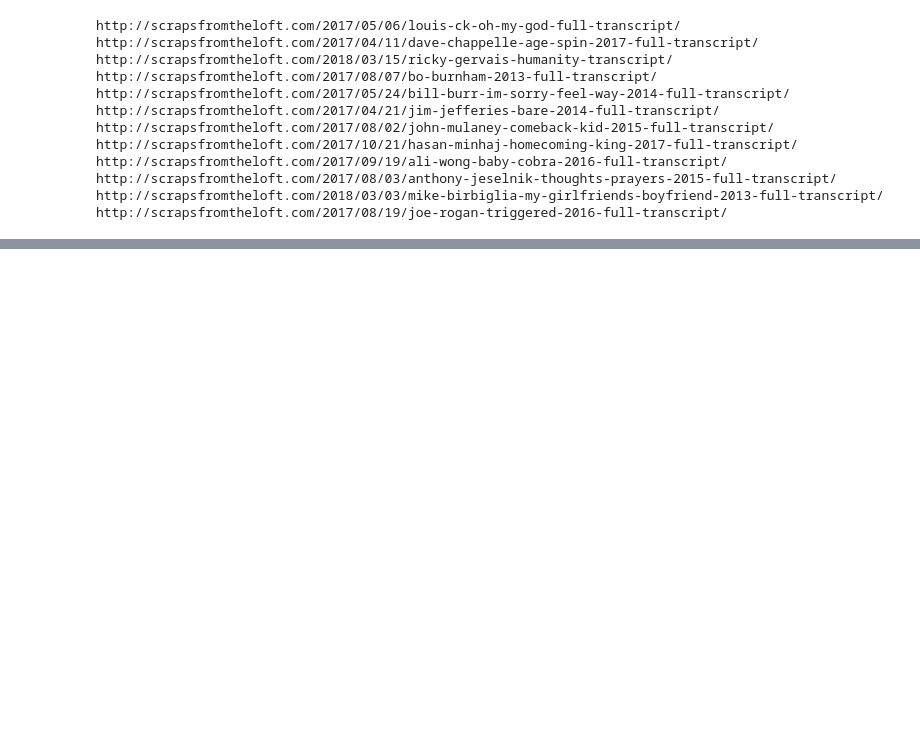
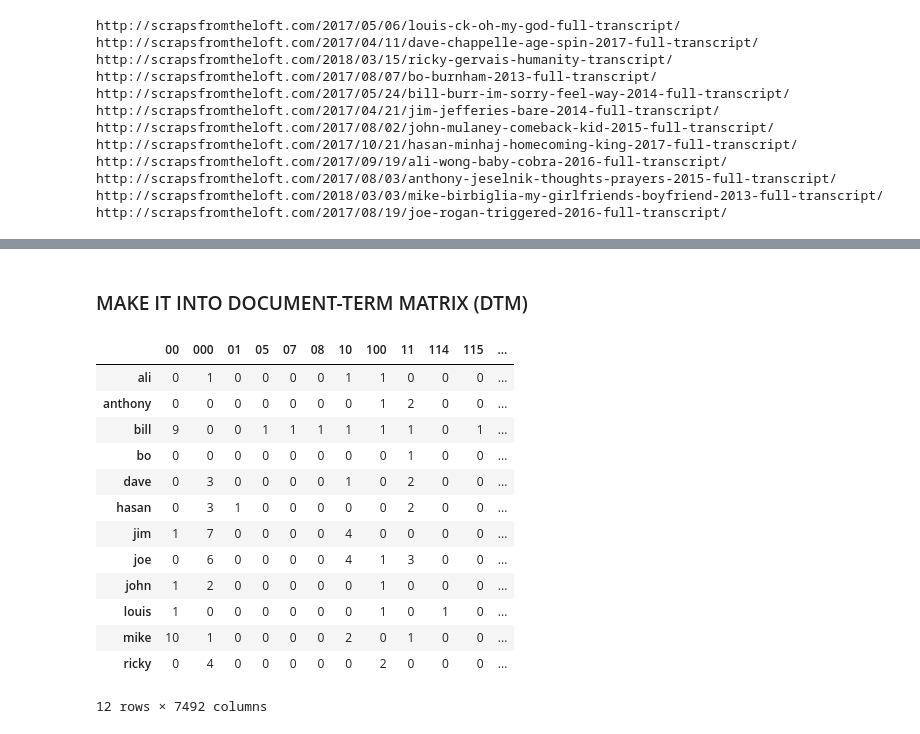
Before and after one commit to bsong75/brendensong.github.io, a Jupyter notebook: 4_a_NLP_Comedians.ipynb, the cells around one changed output, grey strips where cells are left out. Cells and saved outputs as stored; diff of their text form; code cells hidden in the pictures; blank space fills up the shorter version.

```diff
--- a/4_a_NLP_Comedians.ipynb
+++ b/4_a_NLP_Comedians.ipynb
@@ -77,0 +114,12 @@ transcripts
+# %%
+# Combine it!
+data_combined = {key: [combine_text(value)] for (key, value) in data.items()}
+# %%
+# We can either keep it in dictionary format or put it into a pandas dataframe
+import pandas as pd
+pd.set_option('max_colwidth',150)
+
+data_df = pd.DataFrame.from_dict(data_combined).transpose()
+data_df.columns = ['transcript']
+data_df = data_df.sort_index()
+data_df
@@ -77,0 +177,13 @@ transcripts
+# %%
+# SECOND ROUND OF CLEANING
+def clean_text_round2(text):
+    '''Get rid of some additional punctuation and non-sensical text that was missed the first time around.'''
+    text = re.sub('[‘’“”…]', '', text)
+    text = re.sub('\n', '', text)
+    return text
+
+round2 = lambda x: clean_text_round2(x)
+# %%
+# Let's take a look at the updated text
+data_clean = pd.DataFrame(data_df.transcript.apply(round2))
+data_clean
@@ -77,0 +250,26 @@ transcripts
+# %% [markdown]
+### MAKE IT INTO DOCUMENT-TERM MATRIX (DTM)
+# %%
+# We are going to create a document-term matrix using CountVectorizer, and exclude common English stop words
+from sklearn.feature_extraction.text import CountVectorizer
+
+cv = CountVectorizer(stop_words='english')
+data_cv = cv.fit_transform(data_clean.transcript)
+data_dtm = pd.DataFrame(data_cv.toarray(), columns=cv.get_feature_names())
+data_dtm.index = data_clean.index
+data_dtm
+# %% [output]
+|  | 00 | 000 | 01 | 05 | 07 | 08 | 10 | 100 | 11 | 114 | 115 | ... |
+| ali | 0 | 1 | 0 | 0 | 0 | 0 | 1 | 1 | 0 | 0 | 0 | ... |
+| anthony | 0 | 0 | 0 | 0 | 0 | 0 | 0 | 1 | 2 | 0 | 0 | ... |
+| bill | 9 | 0 | 0 | 1 | 1 | 1 | 1 | 1 | 1 | 0 | 1 | ... |
+| bo | 0 | 0 | 0 | 0 | 0 | 0 | 0 | 0 | 1 | 0 | 0 | ... |
+| dave | 0 | 3 | 0 | 0 | 0 | 0 | 1 | 0 | 2 | 0 | 0 | ... |
+| hasan | 0 | 3 | 1 | 0 | 0 | 0 | 0 | 0 | 2 | 0 | 0 | ... |
+| jim | 1 | 7 | 0 | 0 | 0 | 0 | 4 | 0 | 0 | 0 | 0 | ... |
+| joe | 0 | 6 | 0 | 0 | 0 | 0 | 4 | 1 | 3 | 0 | 0 | ... |
+| john | 1 | 2 | 0 | 0 | 0 | 0 | 0 | 1 | 0 | 0 | 0 | ... |
+| louis | 1 | 0 | 0 | 0 | 0 | 0 | 0 | 1 | 0 | 1 | 0 | ... |
+| mike | 10 | 1 | 0 | 0 | 0 | 0 | 2 | 0 | 1 | 0 | 0 | ... |
+| ricky | 0 | 4 | 0 | 0 | 0 | 0 | 0 | 2 | 0 | 0 | 0 | ... |
+12 rows × 7492 columns
```
Also changed, not shown: parts of 28 cells of this notebook.
